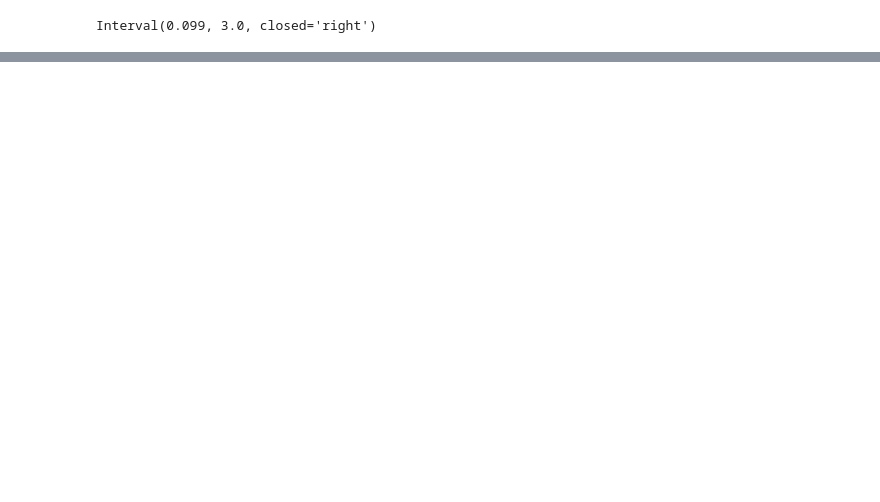
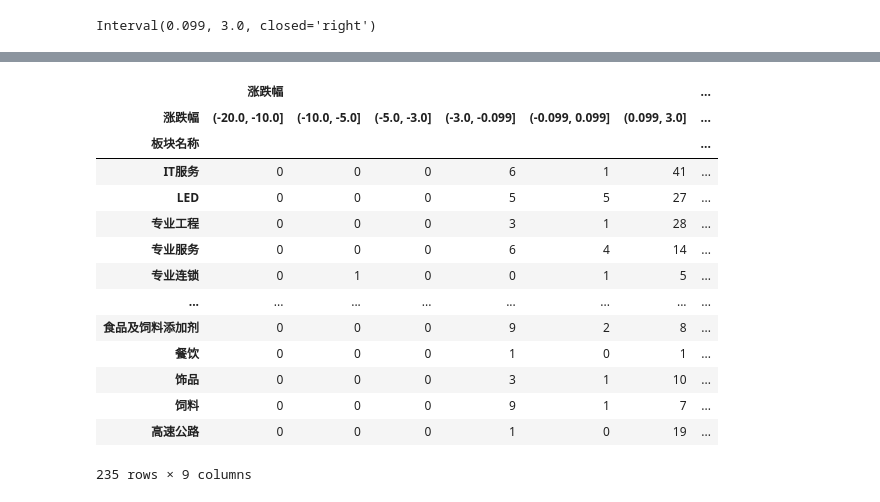
Before and after one commit to minikiller/streamlit-project, a Jupyter notebook: example/for_bar.ipynb, the cells around one changed output, grey strips where cells are left out. Drawn from its saved outputs; the diff is of its cells as text; code cells hidden in the pictures; blank space fills up the shorter version.

```diff
--- a/example/for_bar.ipynb
+++ b/example/for_bar.ipynb
@@ -268,4 +286,4 @@ Interval(0.099, 3.0, closed='right')
 # %%
-pct_chg_list = db.groupby(cuts)['涨跌幅'].count().tolist()
+pct_chg_list = db.groupby(["板块名称", cuts])['涨跌幅'].count()
 pct_chg_list
 # %% [output]
@@ -272,0 +303,21 @@ pct_chg_list
+# %%
+db = pd.DataFrame(pct_chg_list)
+# db.reset_index(inplace=True,level=[0, 1])
+db=db.unstack()
+db
+# %% [output]
+|  | 涨跌幅 |  |  |  |  |  | ... |
+| 涨跌幅 | (-20.0, -10.0] | (-10.0, -5.0] | (-5.0, -3.0] | (-3.0, -0.099] | (-0.099, 0.099] | (0.099, 3.0] | ... |
+| 板块名称 |  |  |  |  |  |  | ... |
+| IT服务 | 0 | 0 | 0 | 6 | 1 | 41 | ... |
+| LED | 0 | 0 | 0 | 5 | 5 | 27 | ... |
+| 专业工程 | 0 | 0 | 0 | 3 | 1 | 28 | ... |
+| 专业服务 | 0 | 0 | 0 | 6 | 4 | 14 | ... |
+| 专业连锁 | 0 | 1 | 0 | 0 | 1 | 5 | ... |
+| ... | ... | ... | ... | ... | ... | ... | ... |
+| 食品及饲料添加剂 | 0 | 0 | 0 | 9 | 2 | 8 | ... |
+| 餐饮 | 0 | 0 | 0 | 1 | 0 | 1 | ... |
+| 饰品 | 0 | 0 | 0 | 3 | 1 | 10 | ... |
+| 饲料 | 0 | 0 | 0 | 9 | 1 | 7 | ... |
+| 高速公路 | 0 | 0 | 0 | 1 | 0 | 19 | ... |
+235 rows × 9 columns
```
Also changed, not shown: parts of 10 cells of this notebook, 1 other file.
